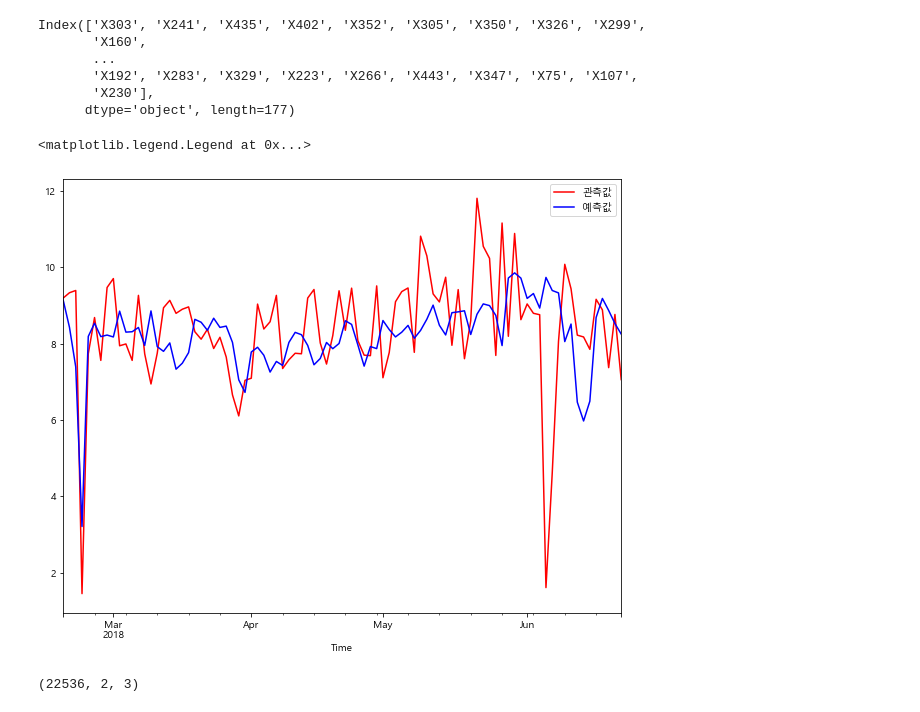
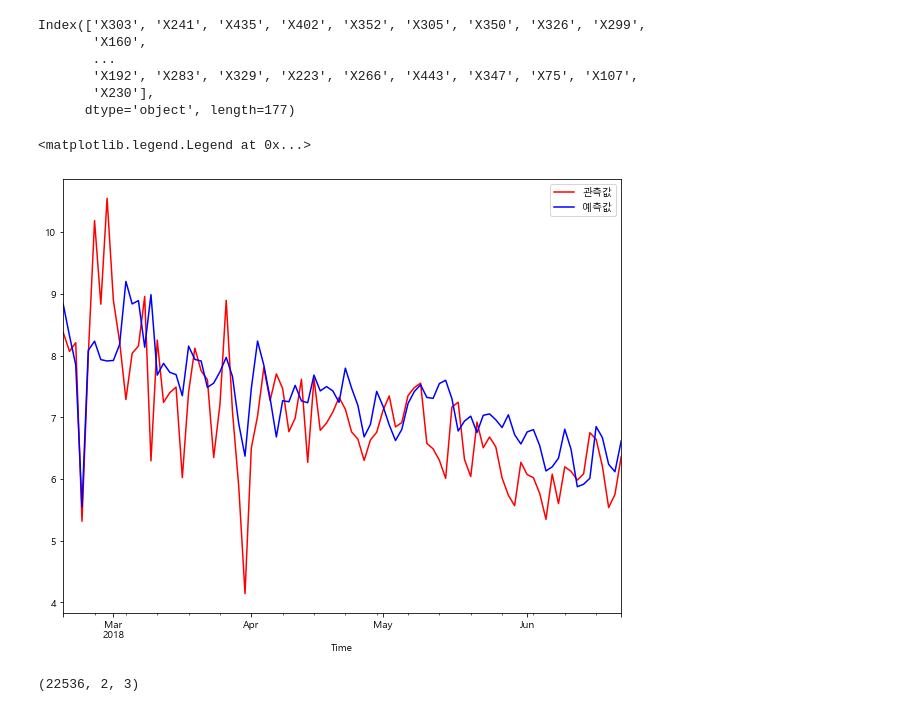
Before and after one commit to bill7845/jupyter_repo, a Jupyter notebook: jupyter_CODE/전력수요예측/전력수요예측_5_평일주말.ipynb, the cells around one changed output. Saved outputs shown, nothing was run; the diff lists cells and outputs as text; code cells hidden in the pictures.

```diff
--- a/jupyter_CODE/전력수요예측/전력수요예측_5_평일주말.ipynb
+++ b/jupyter_CODE/전력수요예측/전력수요예측_5_평일주말.ipynb
@@ -356,12 +357,12 @@ Index(['X303', 'X241', 'X435', 'X402', 'X352', 'X305', 'X350', 'X326', 'X299',
 # %%
 # 일별 예측(평일만)
 
-test_none_scale_B['X230'].plot(figsize=(10,8),color='red',label='관측값')
-res_test_df_B['X230'].plot(figsize=(10,8),color='blue',label='예측값')
+test_none_scale_B['X241'].plot(figsize=(10,8),color='red',label='관측값')
+res_test_df_B['X241'].plot(figsize=(10,8),color='blue',label='예측값')
 plt.legend()
 # %% [output]
 <matplotlib.legend.Legend at 0x...>
-[figure, old version]
+[figure, new version]
 # %%
 ##################################### 주말 #################################################################
 # %%
```
Also changed, not shown: parts of 7 cells of this notebook, 8 other files.
